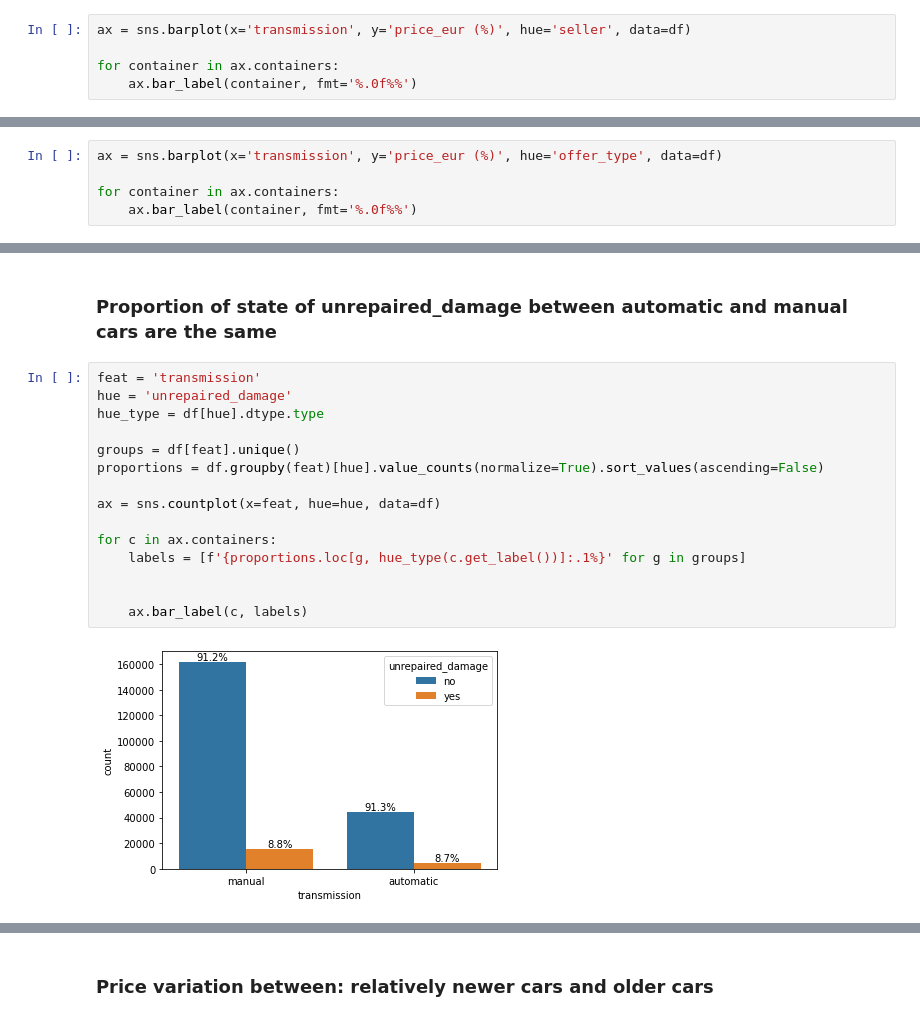
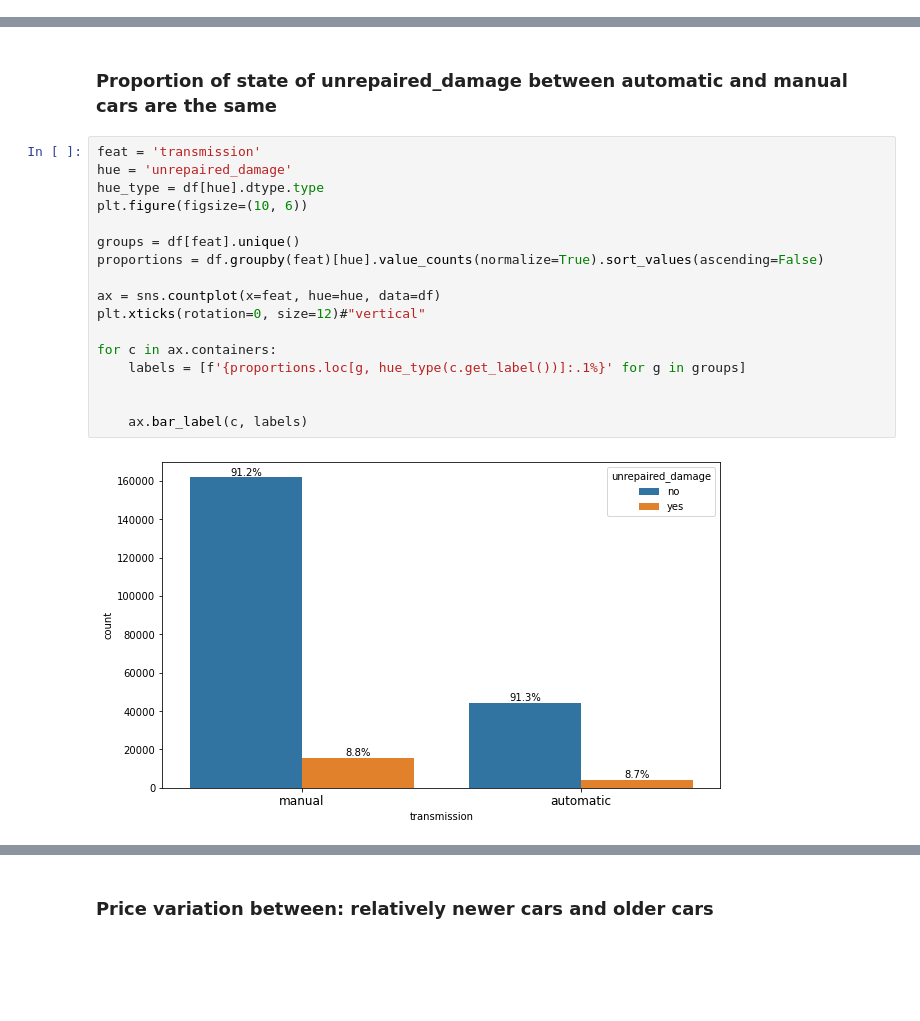
Before and after one commit to ronoevan/Mid-term-Project, a Jupyter notebook: EvansFestus_Mid_Term_Project.ipynb, the cells around one changed output, grey strips where cells are left out. Drawn from its saved outputs; the diff is of its cells as text; blank space fills up the shorter version.

```diff
--- a/EvansFestus_Mid_Term_Project.ipynb
+++ b/EvansFestus_Mid_Term_Project.ipynb
@@ -1149,8 +1150,3 @@ for container in ax.containers:
     ax.bar_label(container, fmt='%.0f%%')
 # %% [output]
 [figure]
-# %%
-ax = sns.barplot(x='transmission', y='price_eur (%)', hue='seller', data=df)
-
-for container in ax.containers:
-    ax.bar_label(container, fmt='%.0f%%')
@@ -1159,5 +1152,0 @@ for container in ax.containers:
-# %%
-ax = sns.barplot(x='transmission', y='price_eur (%)', hue='offer_type', data=df)
-
-for container in ax.containers:
-    ax.bar_label(container, fmt='%.0f%%')
@@ -1238,20 +1241,22 @@ for c in ax.containers:
 [figure]
 # %% [markdown]
 ### Proportion of state of unrepaired_damage between automatic and manual cars are the same
-# %%
-feat = 'transmission'
-hue = 'unrepaired_damage'
-hue_type = df[hue].dtype.type
-
-groups = df[feat].unique()
-proportions = df.groupby(feat)[hue].value_counts(normalize=True).sort_values(ascending=False)
-
-ax = sns.countplot(x=feat, hue=hue, data=df)
-
-for c in ax.containers:
-    labels = [f'{proportions.loc[g, hue_type(c.get_label())]:.1%}' for g in groups]
-
-
-    ax.bar_label(c, labels)
-# %% [output]
-[figure, removed]
+# %%
+feat = 'transmission'
+hue = 'unrepaired_damage'
+hue_type = df[hue].dtype.type
+plt.figure(figsize=(10, 6))
+
+groups = df[feat].unique()
+proportions = df.groupby(feat)[hue].value_counts(normalize=True).sort_values(ascending=False)
+
+ax = sns.countplot(x=feat, hue=hue, data=df)
+plt.xticks(rotation=0, size=12)#"vertical"
+
+for c in ax.containers:
+    labels = [f'{proportions.loc[g, hue_type(c.get_label())]:.1%}' for g in groups]
+
+
+    ax.bar_label(c, labels)
+# %% [output]
+[figure, added]
```
Also changed, not shown: parts of 6 cells of this notebook.
